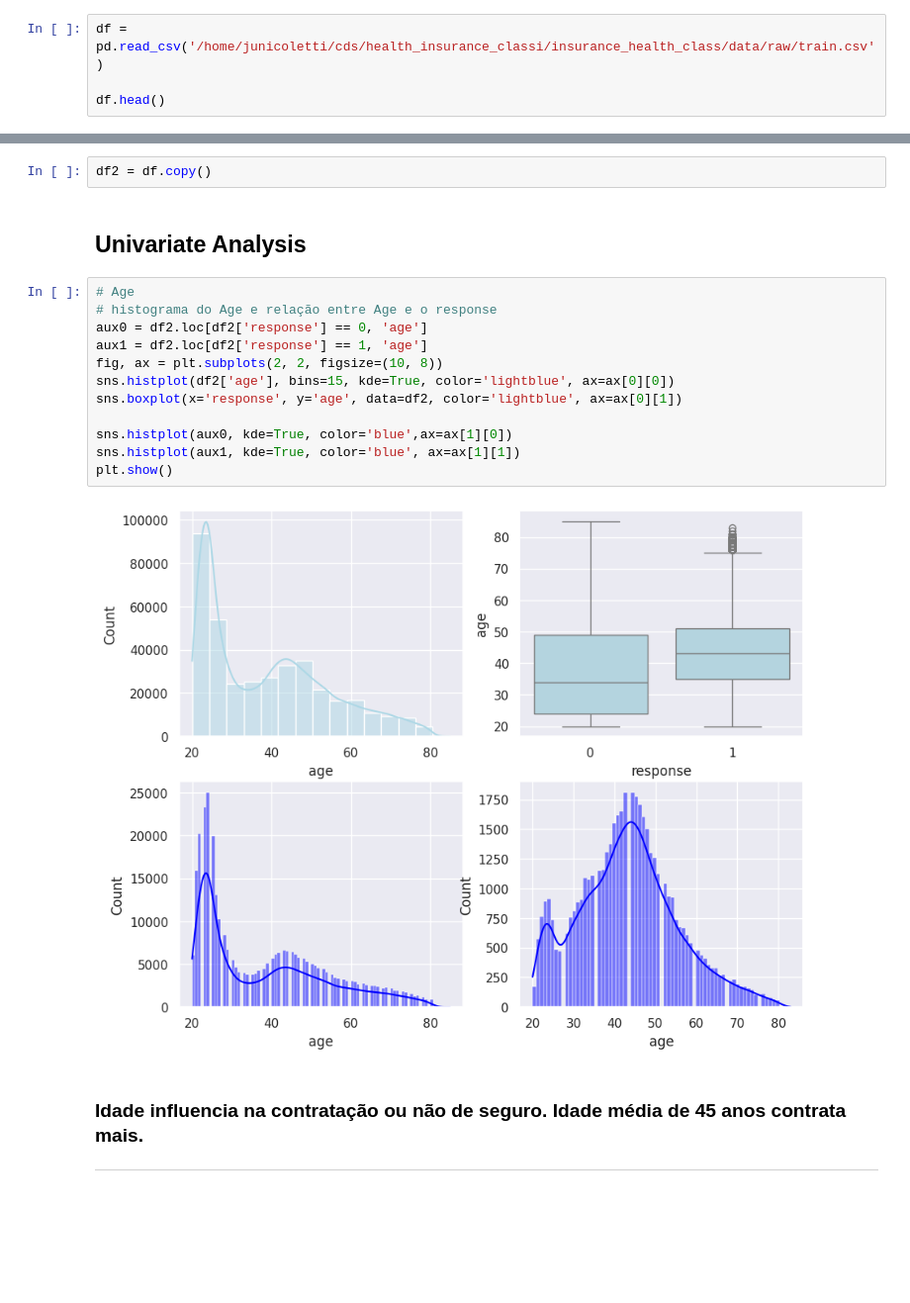
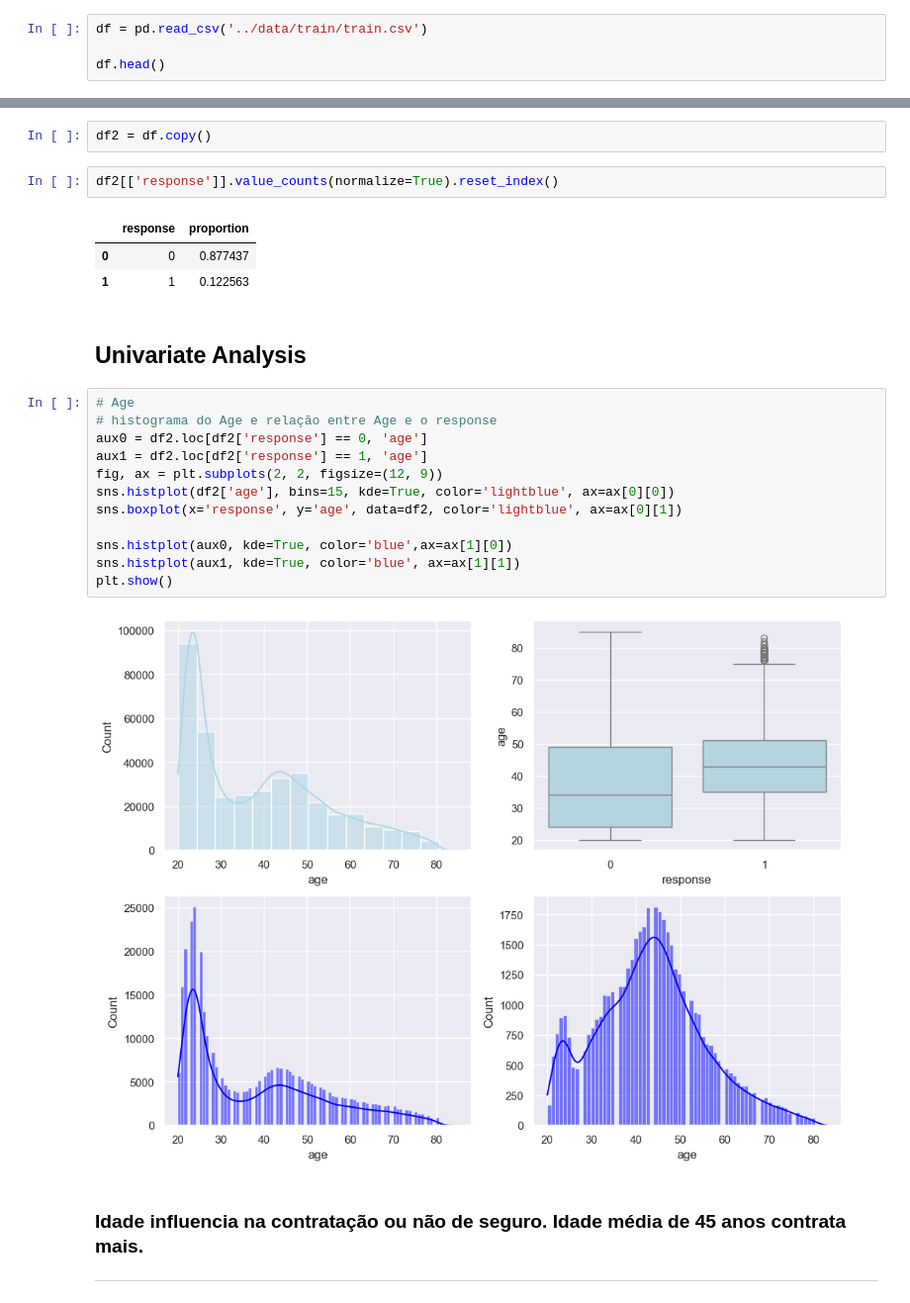
Before and after one commit to julianonicoletti/health_insurance_app, a Jupyter notebook: notebooks/notebook1.ipynb, the cells around one changed output, grey strips where cells are left out. Shown at 99% size. Drawn from its saved outputs; the diff is of its cells as text; blank space fills up the shorter version.

```diff
--- a/notebooks/notebook1.ipynb
+++ b/notebooks/notebook1.ipynb
@@ -73,7 +79,7 @@ def metrics(model_name,precision_at_k,recall_at_k,roc_auc):
 # %% [markdown]
 # Load Datasets
 # %%
-df = pd.read_csv('/home/junicoletti/cds/health_insurance_classi/insurance_health_class/data/raw/train.csv')
+df = pd.read_csv('../data/train/train.csv')
 
 df.head()
 # %% [output]
@@ -190,22 +196,28 @@ df.head(10)
 # EDA
 # %%
 df2 = df.copy()
+# %%
+df2[['response']].value_counts(normalize=True).reset_index()
+# %% [output]
+|  | response | proportion |
+| 0 | 0 | 0.877437 |
+| 1 | 1 | 0.122563 |
 # %% [markdown]
 ## Univariate Analysis
 # %%
 # Age
 # histograma do Age e relação entre Age e o response
 aux0 = df2.loc[df2['response'] == 0, 'age']
 aux1 = df2.loc[df2['response'] == 1, 'age']
-fig, ax = plt.subplots(2, 2, figsize=(10, 8))
+fig, ax = plt.subplots(2, 2, figsize=(12, 9))
 sns.histplot(df2['age'], bins=15, kde=True, color='lightblue', ax=ax[0][0])
 sns.boxplot(x='response', y='age', data=df2, color='lightblue', ax=ax[0][1])
 
 sns.histplot(aux0, kde=True, color='blue',ax=ax[1][0])
 sns.histplot(aux1, kde=True, color='blue', ax=ax[1][1])
 plt.show()
 # %% [output]
-[figure, old version]
+[figure, new version]
 # %% [markdown]
 ### Idade influencia na contratação ou não de seguro. Idade média de 45 anos contrata mais.
 ---
```
Also changed, not shown: parts of 20 cells of this notebook, 20 other files.
